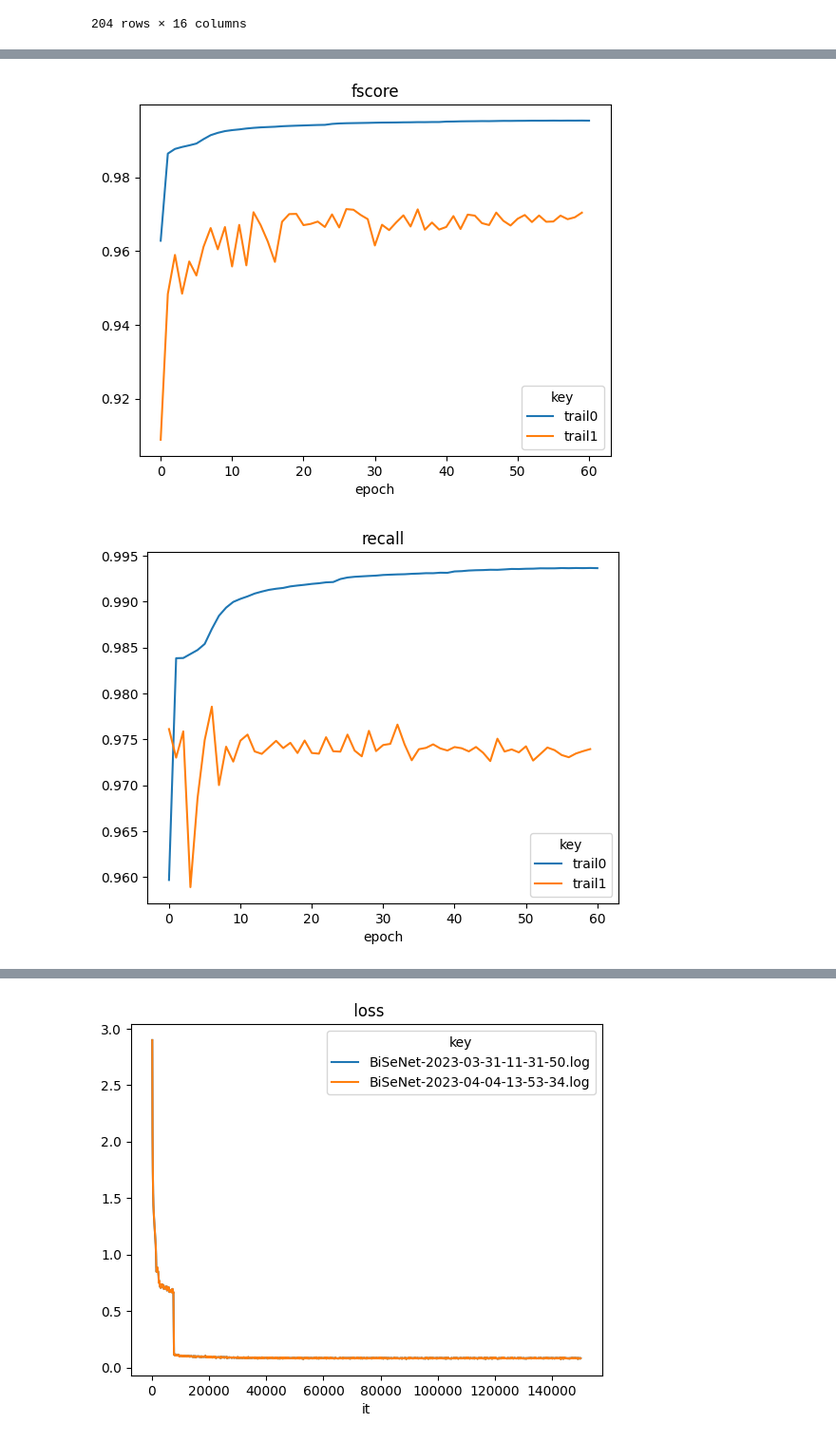
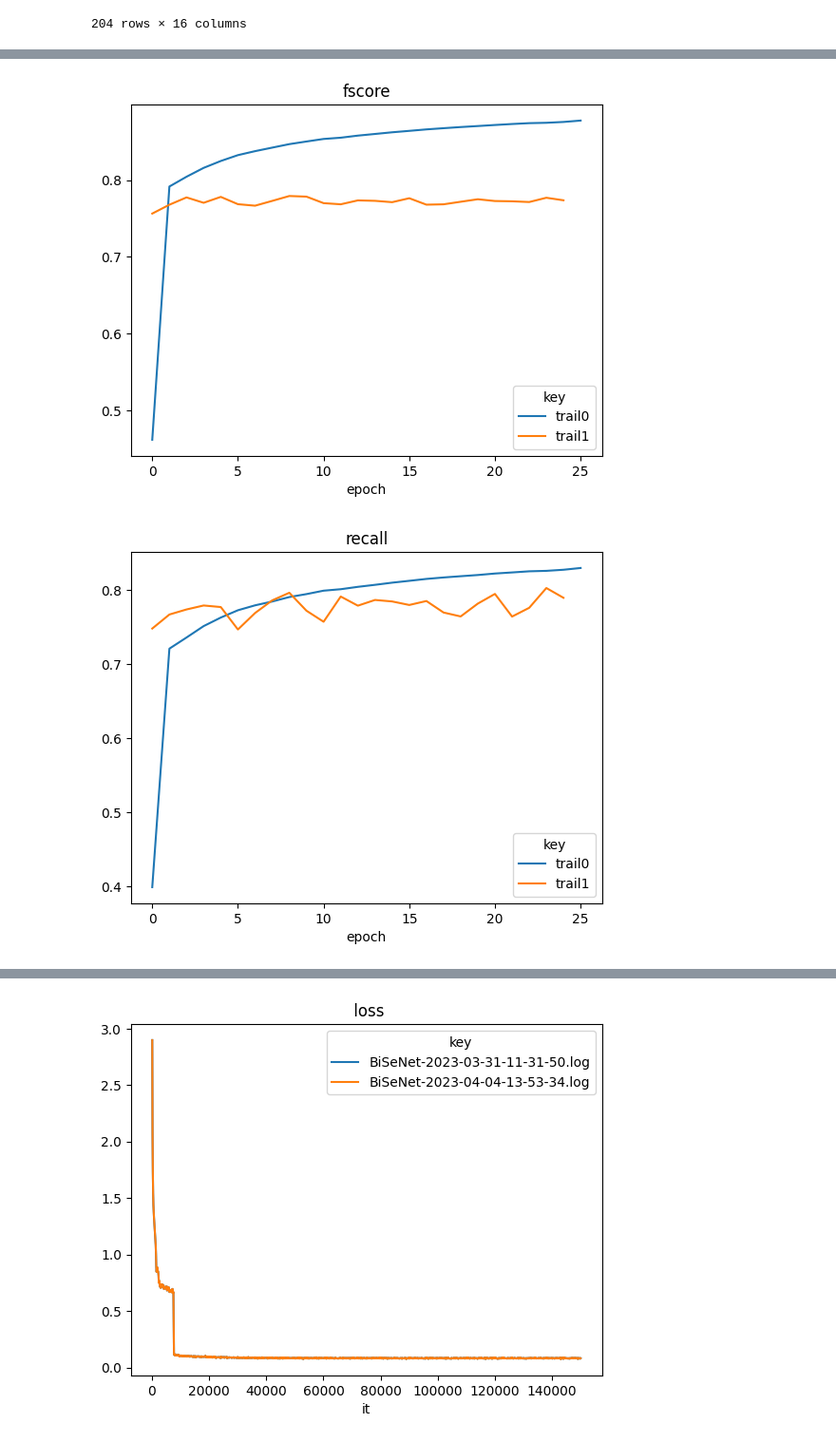
Before and after one commit to dulicui742/segmentation_models.pytorch, a Jupyter notebook: examples/logs_analysis.ipynb, the cells around one changed output, grey strips where cells are left out. Shown at 95% size. Drawn from its saved outputs; the diff is of its cells as text; code cells hidden in the pictures.

```diff
--- a/examples/logs_analysis.ipynb
+++ b/examples/logs_analysis.ipynb
@@ -379,15 +379,21 @@ log_files = [
     ### zhiqiguan
 # #     "D:\share\stdc\stdc2_Unet_clip-rotated_logs_0331_163802.json",
 #     "D:\share\efficientnet-b4_Unet_clip_rotated_logs_0329_100345.json",
-#     "D:\share\stdc\stdc2_Unet_clip-rotated_logs_0331_163802.json",
+    "D:\share\stdc\stdc2_Unet_clip-rotated_logs_0331_163802.json",
 # #     "D:\share\stdc\log\stdc2_Unet_clip-rotated-16x-customLR1_logs_0418_093532.json", ### zhiqiguan
 #     "D:\share\stdc2_Unet_clip-rotated-16x-customLR1_logs_0418_093532.json",
 
+#     "D:\share\stdc\log\\bronchial\clip-rotated-bce-adam-customLR1-32x-wd0.00001\stdc2_Unet_clip-rotated-32x-customLR1_logs_0504_143917.json",
+#     "D:\share\stdc\log\\bronchial\clip-rotated-bce-adam-customLR1-32x-wd0.0001\logs_0506_172018.json",
+        "D:\share\stdc\log\\bronchial\clip-rotated-bce-adam-customLR1-32x-wd0\logs_0510_141835.json", ## 添加了数据增强
 
     ## xiaoqiu
-    "D:\share\stdc\log\sphere\stdc2_Unet_clip_rotated_logs_0407_111627.json",
-    "D:\share\stdc\log\sphere\stdc2_Unet_clip_rotated-focalloss_logs_0418_150638.json",
-    "D:\share\stdc\log\sphere\efficientnet-b4_Unet_clip_rotated-focalloss_logs_0421_095419.json"
+#     "D:\share\stdc\log\sphere\stdc2_Unet_clip_rotated_logs_0407_111627.json",
+#     "D:\share\stdc\log\sphere\stdc2_Unet_clip_rotated-focalloss_logs_0418_150638.json",
+#     "D:\share\stdc\log\sphere\efficientnet-b4_Unet_clip_rotated-focalloss_logs_0421_095419.json"
+
+#     "D:\share\stdc\log\sphere\stdc2_Unet_clip-rotated-dice-focal_logs_0508_112817.json",
+#     "D:\share\stdc\log\sphere\stdc2_Unet_clip-rotated-dice-focal_logs_0506_144122.json",
 ]
 
 df_list = []
@@ -396,6 +402,7 @@ for idx, file in enumerate(log_files):
 #     name = file.split("\\")[-2]
 #      model_names.append("{}_{}" .format(name, idx))
     name = "_".join(os.path.splitext(file.split("\\")[-1])[0].split("_")[:-3])
+    name += "{}" .format(idx)
 #     if name in model_names:
     model_names.append(name)
     info = parse_jsonline_file(file)
@@ -706,16 +713,30 @@ log_files = [
 #     "D:\share\stdc\log\stdc2_MANet_clip-rotated-focalloss_logs_0424_131451.json",
 
 #     "D:\share\stdc\log\\bronchial\\clip-rotated-bce-adam-customLR1-32x-wd0.0001\\logs_0506_172018.json",
-    "D:\share\stdc\log\lung\stdc2_Unet_clip_rotated_logs_0410_183547.json",
+#     "D:\share\stdc\log\lung\stdc2_Unet_clip_rotated_logs_0410_183547.json",
 
+#     "D:\share\stdc\log\\bronchial\clip-rotated-bce-adam-customLR1-32x-wd0.00001\stdc2_Unet_clip-rotated-32x-customLR1_logs_0504_143917.json",
+#     "D:\share\stdc\log\\bronchial\clip-rotated-bce-adam-customLR1-32x-wd0.0001\logs_0506_172018.json",
 
     ## xiaoqiu
 #     "D:\share\stdc\log\sphere\stdc2_Unet_clip_rotated_logs_0407_111627.json",
 #     "D:\share\stdc\log\sphere\stdc2_Unet_clip_rotated-focalloss_logs_0418_150638.json",
 #     "D:\share\stdc\log\sphere\efficientnet-b4_Unet_clip_rotated-focalloss_logs_0421_095419.json",
+#     "D:\share\stdc\stdc2_Unet_clip-rotated_logs_0331_163802.json",
+#     "D:\share\stdc\log\\bronchial\clip-rotated-bce-adam-customLR1-32x-wd0\logs_0510_141835.json"
 
+#     "D:\share\stdc\log\sphere\stdc2_Unet_clip-rotated-dice-focal_logs_0505_093416.json",
 #     "D:\share\stdc\log\sphere\stdc2_Unet_clip-rotated-dice-focal_logs_0506_144122.json",
+    #     "D:\share\stdc\log\sphere\stdc2_Unet_clip-rotated-dice-focal_logs_0508_112817.json",
 
+
+    ## mulitlabels
+#     "D:\project\TrueHealth\git\segmentation_models.pytorch\output\stdc2_Unet\clip-rotated-class3-customLR1-32x\logs\logs_0511_132746.json",
+
+
+
+    ### pulmonaryvessels
+    "D:\share\stdc\log\pulmonaryvessels\logs_0509_153825.json",
     ]
 
 df_list = []
@@ -752,5 +773,5 @@ for metric in ["bce_loss", "fscore", "recall"]: #, "fscore", "recall", "precisio
-[figure, old version]
+[figure, new version]
-[figure, old version]
+[figure, new version]
 # %%
 DF
 # %% [output]
```
Also changed, not shown: parts of 3 cells of this notebook, 6 other files.
